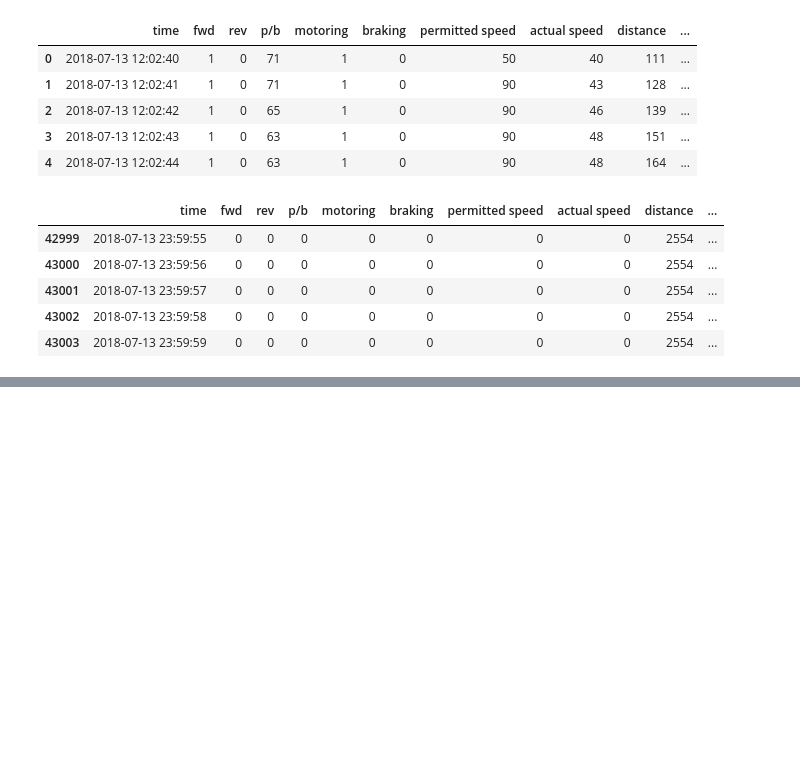
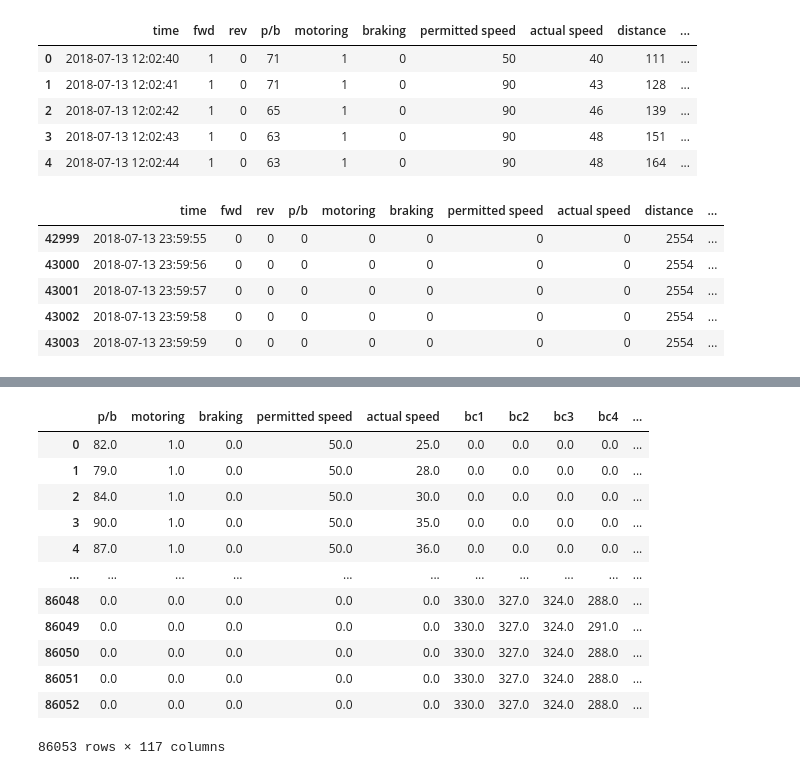
Before and after one commit to Liberatedwinner/rncTrainLSTM, a Jupyter notebook: code/Untitled.ipynb, the cells around one changed output, grey strips where cells are left out. Saved outputs shown, nothing was run; the diff lists cells and outputs as text; code cells hidden in the pictures; blank space fills up the shorter version.

Commit message:
metroLSTM_feature_engineering.py

```diff
--- a/code/Untitled.ipynb
+++ b/code/Untitled.ipynb
@@ -298,0 +512,27 @@ plt.show()
+# %%
+if __name__ == "__main__":
+    filenames = ['20180717.csv', '20180713.csv']
+    dfs = []
+    for filename in filenames:
+        dtf = preprocessing(filename)
+        dfs.append(dtf)
+    dfs = flag_setting(dfs)
+    dataframe = data_concat(dfs)
+
+    dataAll = feature_engineering(dataframe, predictStep=[predicted_step])
+    print("\nMerging the data:")
+    print("=======")
+    shapeList = [len(df) for df in dataAll]
+    print(f"Total shape is {sum(shapeList)}")
+    newData = pd.DataFrame(None, columns=list(dataAll[0].columns))
+    for idx, data in enumerate(dataAll):
+        print(f"{idx}: {len(data)}.")
+        newData = pd.concat([newData, data], axis=0, ignore_index=True)
+    print("=======")
+
+    dropList = ['train speed', "timeStep", "hour", "dayOfWeek", "rest", "day", "timeFlag", 'speed_mult_0']
+    #for i in range(1, 7):
+     #   dropList.append(f'bc{i}')
+    # dropList.append('motoring')
+    # dropList.append('braking')
+    newData.drop(dropList, axis=1, inplace=True)
@@ -298,0 +557,16 @@ plt.show()
+# %%
+newData
+# %% [output]
+|  | p/b | motoring | braking | permitted speed | actual speed | bc1 | bc2 | bc3 | bc4 | ... |
+| 0 | 82.0 | 1.0 | 0.0 | 50.0 | 25.0 | 0.0 | 0.0 | 0.0 | 0.0 | ... |
+| 1 | 79.0 | 1.0 | 0.0 | 50.0 | 28.0 | 0.0 | 0.0 | 0.0 | 0.0 | ... |
+| 2 | 84.0 | 1.0 | 0.0 | 50.0 | 30.0 | 0.0 | 0.0 | 0.0 | 0.0 | ... |
+| 3 | 90.0 | 1.0 | 0.0 | 50.0 | 35.0 | 0.0 | 0.0 | 0.0 | 0.0 | ... |
+| 4 | 87.0 | 1.0 | 0.0 | 50.0 | 36.0 | 0.0 | 0.0 | 0.0 | 0.0 | ... |
+| ... | ... | ... | ... | ... | ... | ... | ... | ... | ... | ... |
+| 86048 | 0.0 | 0.0 | 0.0 | 0.0 | 0.0 | 330.0 | 327.0 | 324.0 | 288.0 | ... |
+| 86049 | 0.0 | 0.0 | 0.0 | 0.0 | 0.0 | 330.0 | 327.0 | 324.0 | 291.0 | ... |
+| 86050 | 0.0 | 0.0 | 0.0 | 0.0 | 0.0 | 330.0 | 327.0 | 324.0 | 288.0 | ... |
+| 86051 | 0.0 | 0.0 | 0.0 | 0.0 | 0.0 | 330.0 | 327.0 | 324.0 | 288.0 | ... |
+| 86052 | 0.0 | 0.0 | 0.0 | 0.0 | 0.0 | 330.0 | 327.0 | 324.0 | 288.0 | ... |
+86053 rows × 117 columns
```
Also changed, not shown: parts of 4 cells of this notebook, 1 other file.
